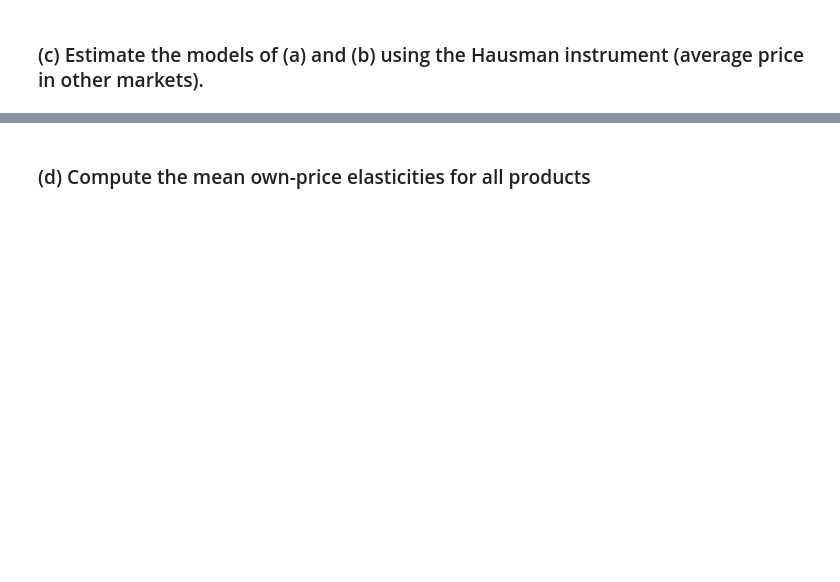
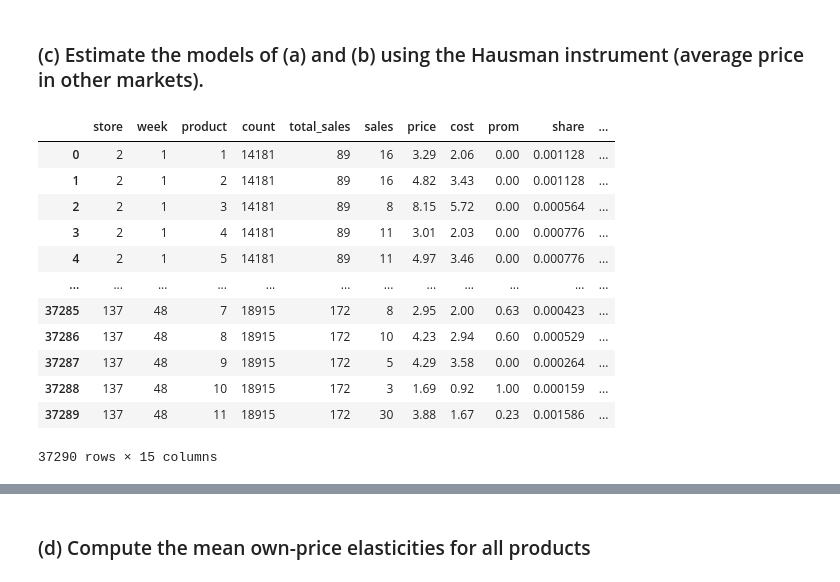
Before and after one commit to michaela-philip/junk-drawer, a Jupyter notebook: cba/ps1.ipynb, the cells around one changed output, grey strips where cells are left out. Saved outputs shown, nothing was run; the diff lists cells and outputs as text; code cells hidden in the pictures; blank space fills up the shorter version.

```diff
--- a/cba/ps1.ipynb
+++ b/cba/ps1.ipynb
@@ -89,15 +89,11 @@ summary
 ### (a) Using OLS with price, promotion, and an indicator for whether the product is a “store brand” as product characteristics.
 # %%
 #need shares for each observation
-otc['share'] = otc['sales'] / otc['total_sales']
+otc['share'] = otc['sales'] / otc['count']
+otc['outside_share'] = (otc['count'] - otc['total_sales']) / otc['count']
 
 #indicator for store brand
 otc['store_brand'] = np.where(otc['product'] > 9, 1, 0)
-otc = otc.rename(columns = {'price': 'prices'})
 otc['market_ids'] = otc['store'].astype(str) + '_' + otc['week'].astype(str)
-# %%
-#create outside shares so that shares sum to less than 1
-otc['outside_share'] = 1 - otc.groupby('market_ids')['share'].transform('sum')
-otc['outside_share'] = otc['outside_share'].clip(lower=1e-6)
 # %%
 #create dependent variable: ln(share - outside_share)
@@ -180 +166,30 @@ otc_iv = get_instruments(otc)
+# %%
+def get_instruments(df):
+    # Compute average prices per store, week, and product
+    avg_prices = df.groupby(['store', 'week', 'product'])['price'].mean().reset_index()
+
+    # Merge to bring average prices into the original dataframe
+    df = df.merge(avg_prices, on=['store', 'week', 'product'], suffixes=('', '_avg'))
+
+    # Compute instrument: average price across stores excluding the current store
+    df['instrument'] = df.groupby(['week', 'product'])['price_avg'].transform(lambda x: (x.sum() - x) / (x.count() - 1))
+
+    return df.drop(columns=['price_avg'])
+
+otc = get_instruments(otc)
+otc
+# %% [output]
+|  | store | week | product | count | total_sales | sales | price | cost | prom | share | ... |
+| 0 | 2 | 1 | 1 | 14181 | 89 | 16 | 3.29 | 2.06 | 0.00 | 0.001128 | ... |
+| 1 | 2 | 1 | 2 | 14181 | 89 | 16 | 4.82 | 3.43 | 0.00 | 0.001128 | ... |
+| 2 | 2 | 1 | 3 | 14181 | 89 | 8 | 8.15 | 5.72 | 0.00 | 0.000564 | ... |
+| 3 | 2 | 1 | 4 | 14181 | 89 | 11 | 3.01 | 2.03 | 0.00 | 0.000776 | ... |
+| 4 | 2 | 1 | 5 | 14181 | 89 | 11 | 4.97 | 3.46 | 0.00 | 0.000776 | ... |
+| ... | ... | ... | ... | ... | ... | ... | ... | ... | ... | ... | ... |
+| 37285 | 137 | 48 | 7 | 18915 | 172 | 8 | 2.95 | 2.00 | 0.63 | 0.000423 | ... |
+| 37286 | 137 | 48 | 8 | 18915 | 172 | 10 | 4.23 | 2.94 | 0.60 | 0.000529 | ... |
+| 37287 | 137 | 48 | 9 | 18915 | 172 | 5 | 4.29 | 3.58 | 0.00 | 0.000264 | ... |
+| 37288 | 137 | 48 | 10 | 18915 | 172 | 3 | 1.69 | 0.92 | 1.00 | 0.000159 | ... |
+| 37289 | 137 | 48 | 11 | 18915 | 172 | 30 | 3.88 | 1.67 | 0.23 | 0.001586 | ... |
+37290 rows × 15 columns
 # %%
```
Also changed, not shown: parts of 17 cells of this notebook.
